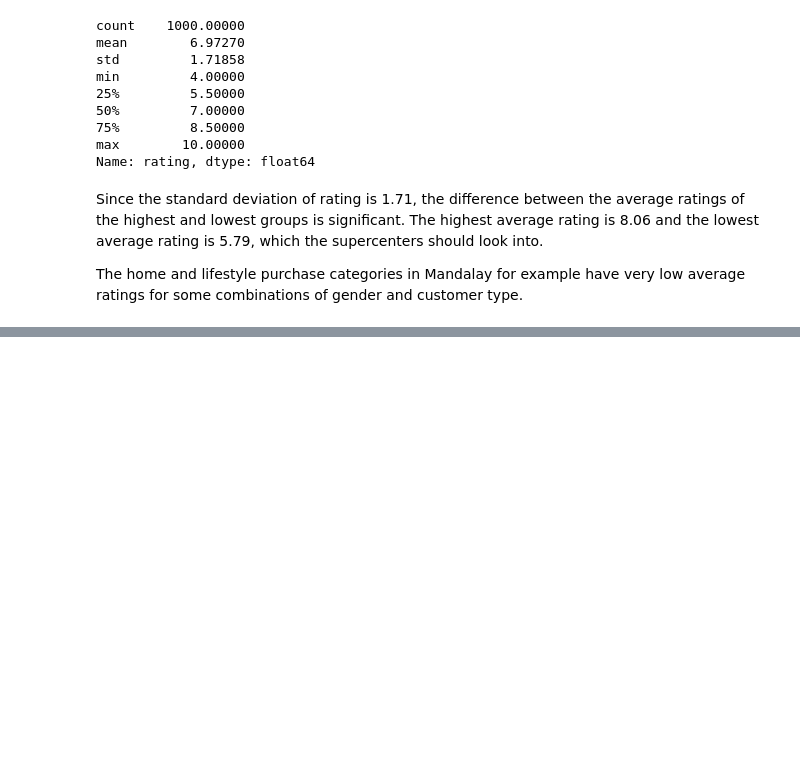
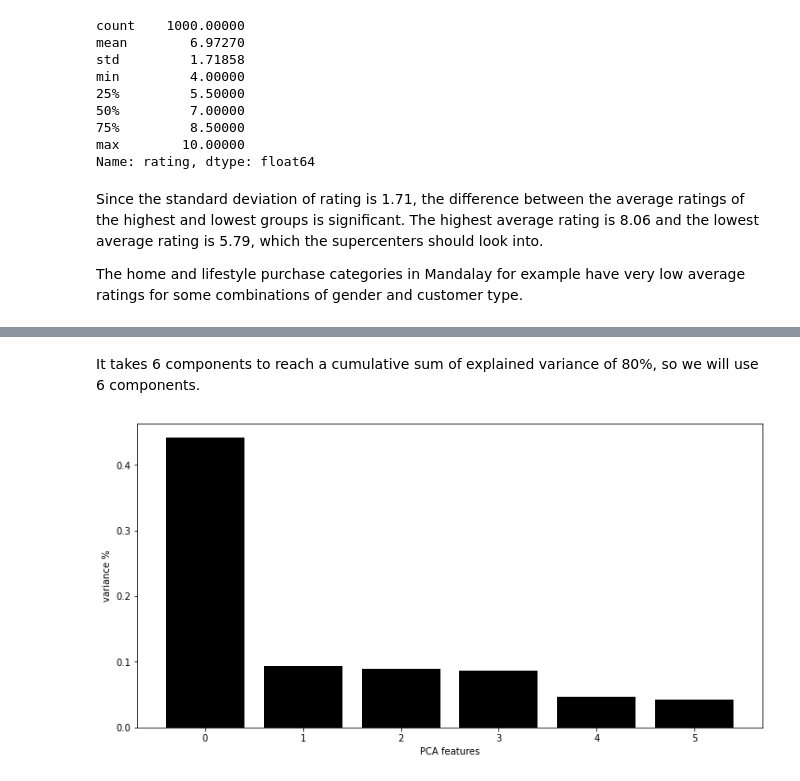
Before and after one commit to hasiegler/Supercenter_Sales, a Jupyter notebook: supermarket_sales_analysis.ipynb, the cells around one changed output, grey strips where cells are left out. Drawn from its saved outputs; the diff is of its cells as text; code cells hidden in the pictures; blank space fills up the shorter version.

```diff
--- a/supermarket_sales_analysis.ipynb
+++ b/supermarket_sales_analysis.ipynb
@@ -769,0 +888,8 @@ The home and lifestyle purchase categories in Mandalay for example have very low
+# %%
+random.seed(15)
+kmeans = KMeans(n_clusters = 2, init='k-means++')
+kmeans.fit(new_df)
+
+# Now, print the silhouette score of this model using 2 clusters
+
+print(silhouette_score(new_df, kmeans.labels_, metric='euclidean'))
@@ -769,0 +930,16 @@ The home and lifestyle purchase categories in Mandalay for example have very low
+# %% [markdown]
+It takes 6 components to reach a cumulative sum of explained variance of 80%, so we will use 6 components.
+# %%
+pca = PCA(n_components=6)
+principalComponents = pca.fit_transform(new_df)
+
+features = range(pca.n_components_)
+
+plt.figure(figsize=(12,6))
+plt.bar(features, pca.explained_variance_ratio_, color='black')
+plt.xlabel('PCA features')
+plt.ylabel('variance %')
+plt.xticks(features)
+plt.show()
+# %% [output]
+[figure, added]
```
Also changed, not shown: parts of 37 cells of this notebook.
